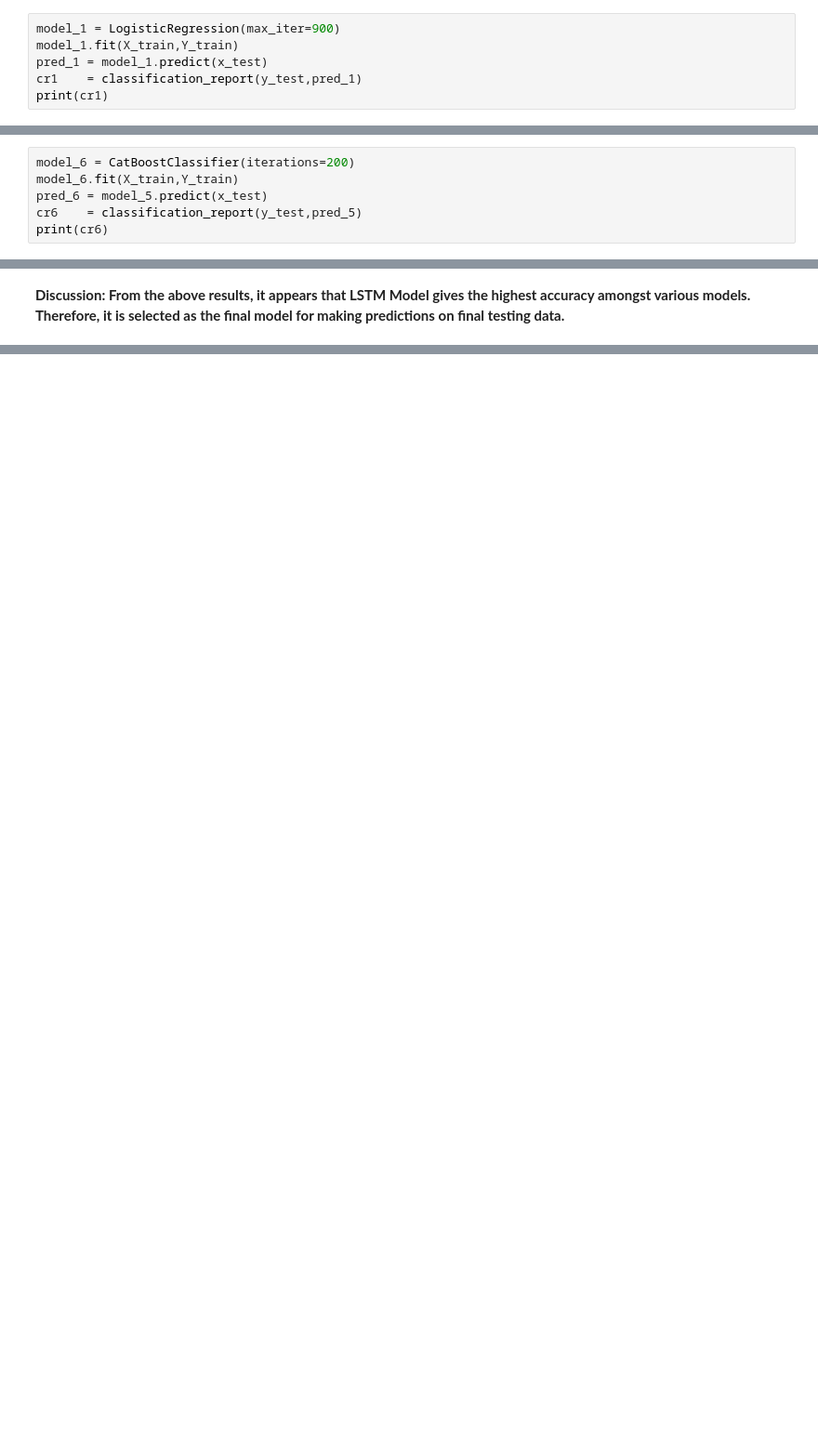
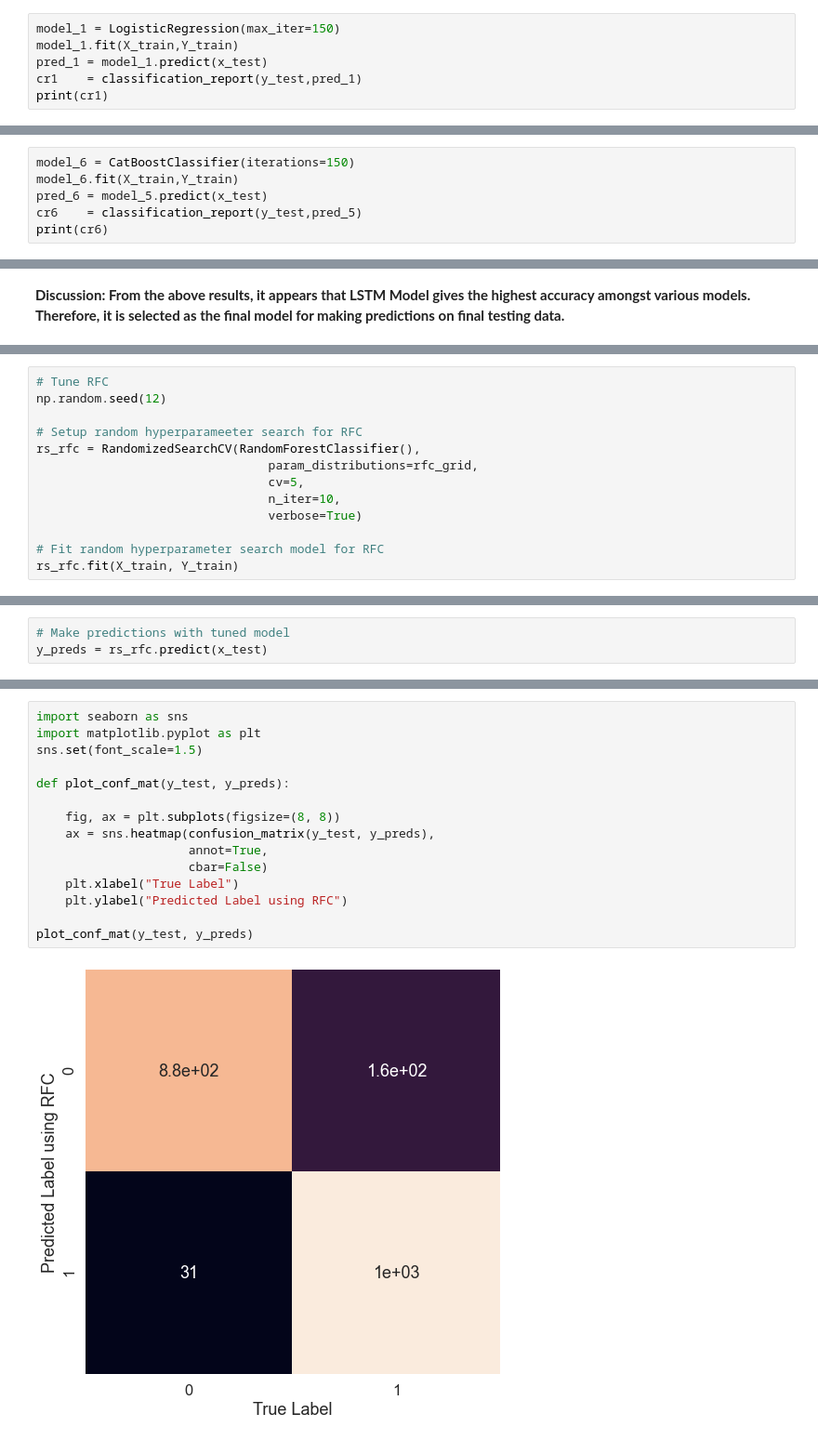
Before and after one commit to khandorvatsal/fake-news-analysis, a Jupyter notebook: fakenews-classification-using-ml-and-deep-learning.ipynb, the cells around one changed output, grey strips where cells are left out. Shown at 93% size. Saved outputs shown, nothing was run; the diff lists cells and outputs as text; blank space fills up the shorter version.

```diff
--- a/fakenews-classification-using-ml-and-deep-learning.ipynb
+++ b/fakenews-classification-using-ml-and-deep-learning.ipynb
@@ -214,7 +301,7 @@ x_test_final = x_test_final
 # %% [markdown]
 **1. Logistic Regresssion**
 # %%
-model_1 = LogisticRegression(max_iter=900)
+model_1 = LogisticRegression(max_iter=150)
 model_1.fit(X_train,Y_train)
 pred_1 = model_1.predict(x_test)
 cr1    = classification_report(y_test,pred_1)
@@ -254,7 +393,7 @@ print(cr5)
 # %% [markdown]
 **6.Catboost**
 # %%
-model_6 = CatBoostClassifier(iterations=200)
+model_6 = CatBoostClassifier(iterations=150)
 model_6.fit(X_train,Y_train)
 pred_6 = model_5.predict(x_test)
 cr6    = classification_report(y_test,pred_5)
@@ -311,0 +556,13 @@ submission.head()
+# %%
+# Tune RFC
+np.random.seed(12)
+
+# Setup random hyperparameeter search for RFC
+rs_rfc = RandomizedSearchCV(RandomForestClassifier(),
+                                param_distributions=rfc_grid,
+                                cv=5,
+                                n_iter=10,
+                                verbose=True)
+
+# Fit random hyperparameter search model for RFC
+rs_rfc.fit(X_train, Y_train)
@@ -311,0 +710,3 @@ submission.head()
+# %%
+# Make predictions with tuned model
+y_preds = rs_rfc.predict(x_test)
@@ -311,0 +725,17 @@ submission.head()
+# %%
+import seaborn as sns
+import matplotlib.pyplot as plt
+sns.set(font_scale=1.5)
+
+def plot_conf_mat(y_test, y_preds):
+
+    fig, ax = plt.subplots(figsize=(8, 8))
+    ax = sns.heatmap(confusion_matrix(y_test, y_preds),
+                     annot=True,
+                     cbar=False)
+    plt.xlabel("True Label")
+    plt.ylabel("Predicted Label using RFC")
+
+plot_conf_mat(y_test, y_preds)
+# %% [output]
+[figure, added]
```
Also changed, not shown: parts of 49 cells of this notebook, 5 other files.
